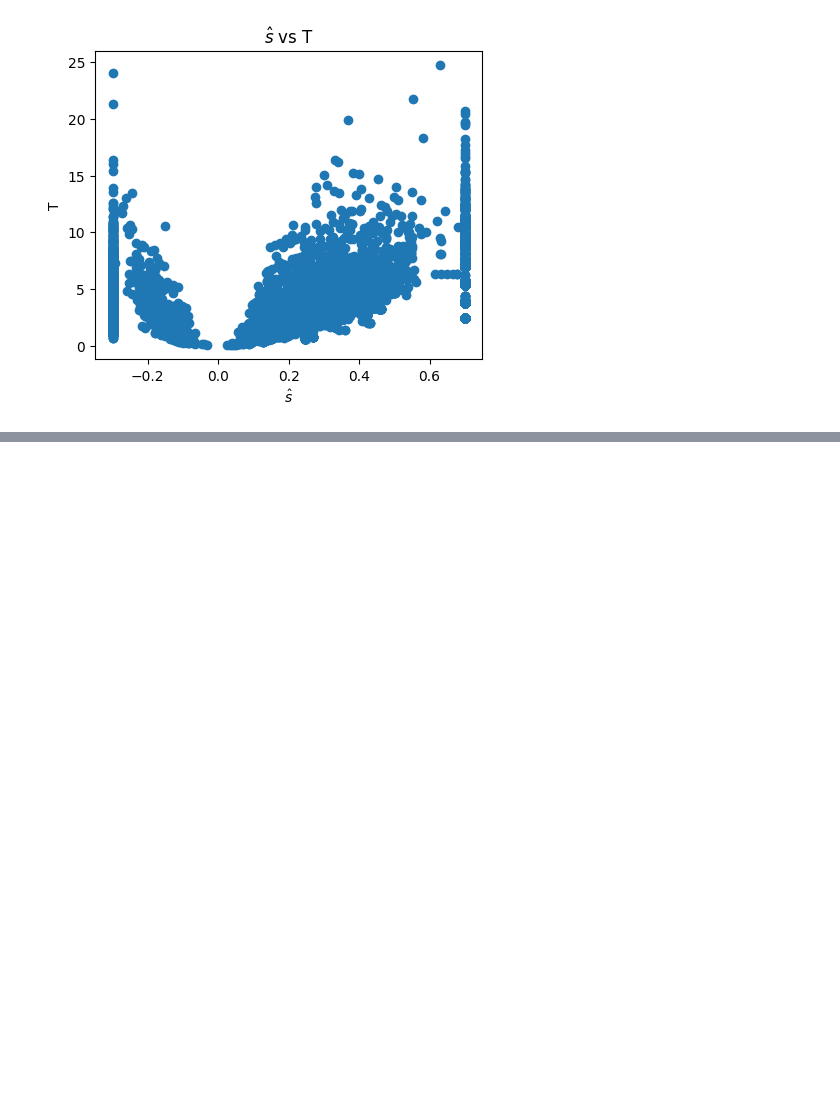
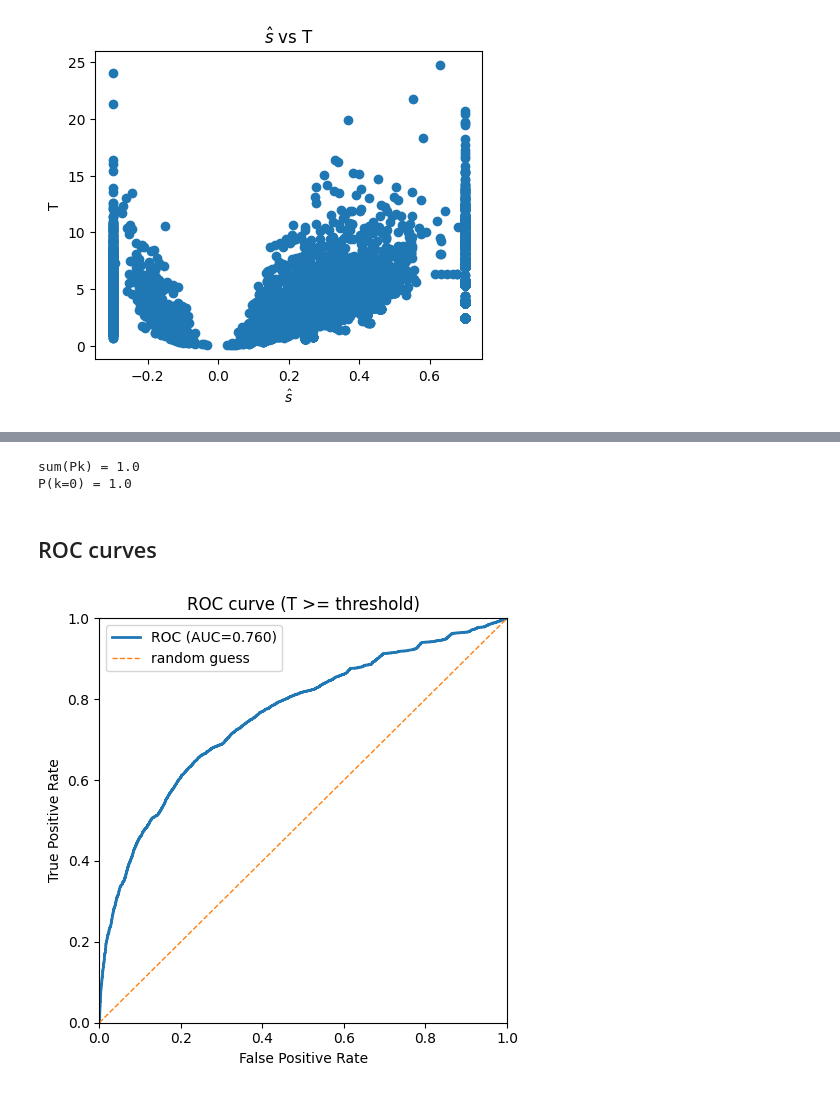
Before and after one commit to SoChigusa/Look_Elsewhere, a Jupyter notebook: plot/simulation.ipynb, the cells around one changed output, grey strips where cells are left out. Cells and saved outputs as stored; diff of their text form; code cells hidden in the pictures; blank space fills up the shorter version.

Commit message:
framework for QFT application and ROC plot

```diff
--- a/plot/simulation.ipynb
+++ b/plot/simulation.ipynb
@@ -407,7 +407,7 @@ plots(s_hats, Ts, s_true=s_true)
 - Need toy MCs to determine the global significance
 - $\lambda = -2\ln \frac{L(s=0 | \mu, \sigma)}{L(\hat{s}, \hat{\mu}, \hat{\sigma})}$, where $\mu$ and $\sigma$ are irrelevent in the numerator
 # %%
-s_hats, Ts, p_chi1s, p_chernoffs = statistical_analysis(data, mode='df3')
+s_hats, Ts_bkg, p_chi1s, p_chernoffs = statistical_analysis(data, mode='df3')
 # %% [output]
 s_hat: mean=0.1667, std=0.4286, median=0.20568636351529584
 T:     mean=4.1442, std=2.4832, median=3.734892025167518, q5=1.1250, q50=3.7349, q95=8.7542
@@ -419,0 +484,14 @@ plots(s_hats, Ts, mode='df3')
+# %%
+# data = generate_binned_binary_dataset(...) で作ったものを想定
+A, Pk = qft_amplitudes_from_probabilities(data[0].p, normalize=True)
+
+# 検算：正規化されていれば sum Pk = 1
+print("sum(Pk) =", Pk.sum())
+
+# 例: k=0 の確率
+print("P(k=0) =", qft_prob_at_k(data[0].p, k=0))
+# %% [output]
+sum(Pk) = 1.0
+P(k=0) = 1.0
+# %% [markdown]
+## ROC curves
@@ -419,0 +538,16 @@ plots(s_hats, Ts, mode='df3')
+# %%
+fpr, tpr, thr, auc = roc_from_T(Ts_bkg, Ts_sig)
+
+fig, ax = plt.subplots(figsize=(5, 5))
+ax.plot(fpr, tpr, lw=2, label=f"ROC (AUC={auc:.3f})")
+ax.plot([0, 1], [0, 1], linestyle="--", lw=1, label="random guess")
+ax.set_xlim(0, 1)
+ax.set_ylim(0, 1)
+ax.set_xlabel("False Positive Rate")
+ax.set_ylabel("True Positive Rate")
+ax.set_title("ROC curve (T >= threshold)")
+ax.legend()
+plt.tight_layout()
+plt.show()
+# %% [output]
+[figure, added]
```
Also changed, not shown: parts of 8 cells of this notebook.
